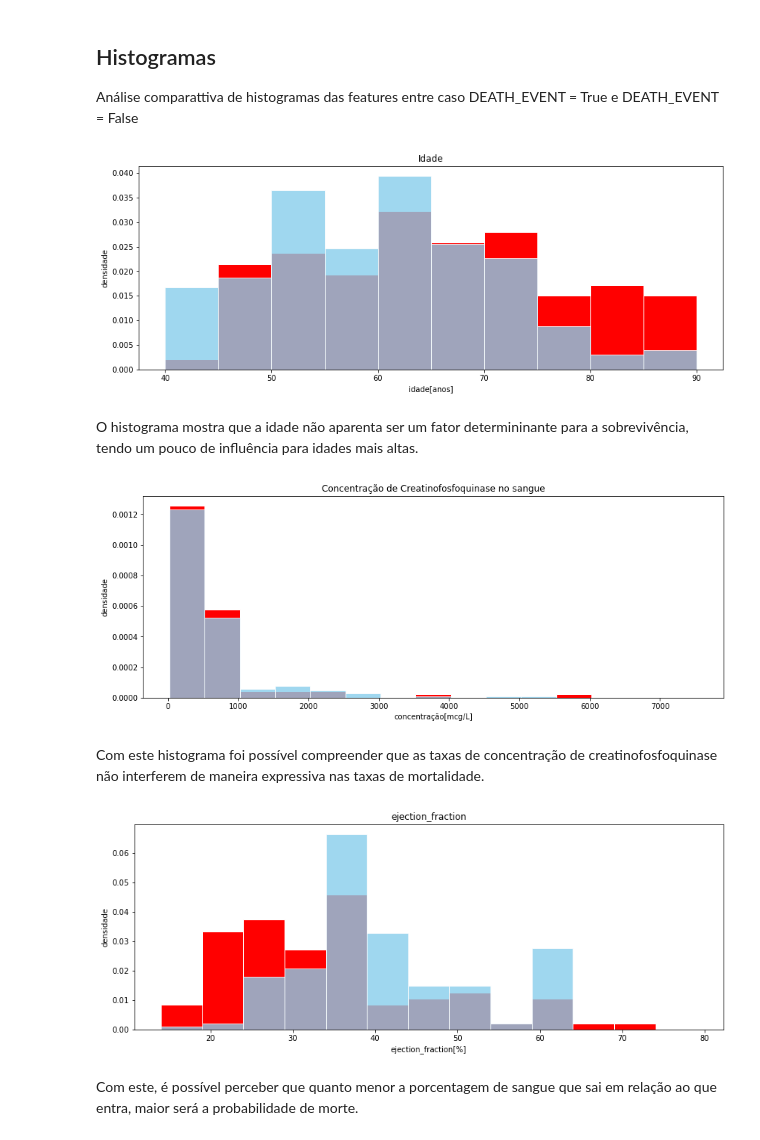
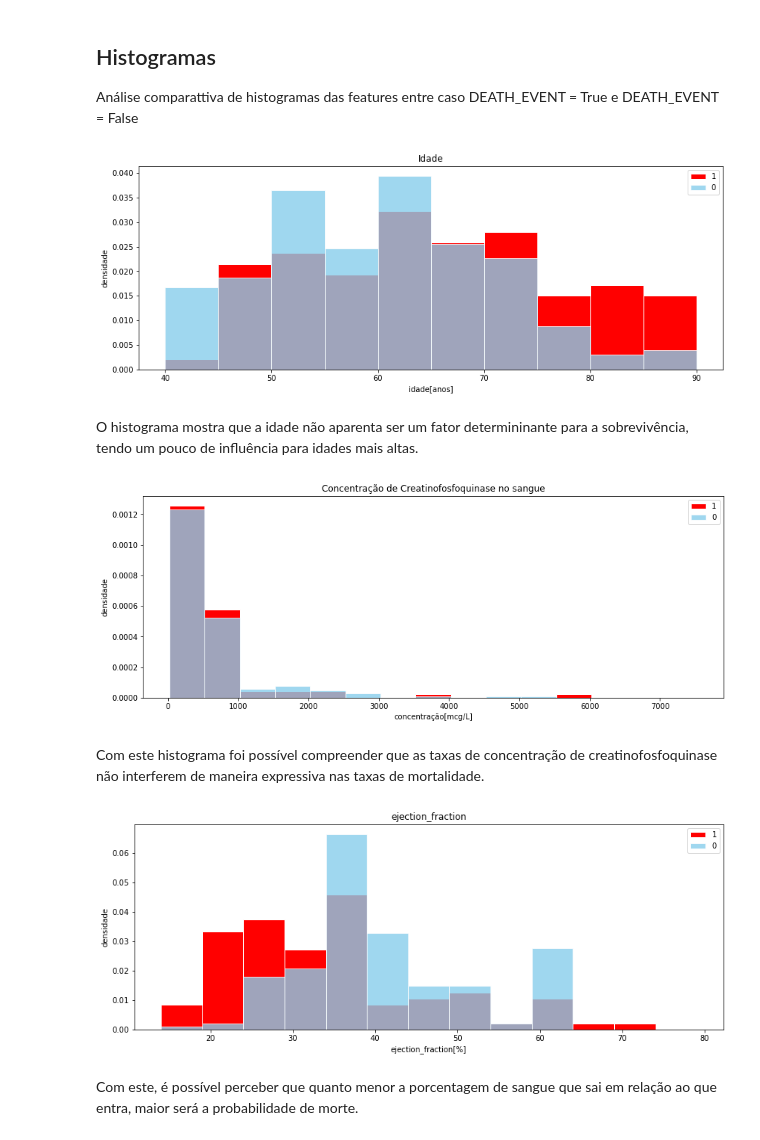
Before and after one commit to BrunoFNRodrigues/Projeto2Cidad, a Jupyter notebook: HeartFailure.ipynb, the cells around one changed output. Drawn from its saved outputs; the diff is of its cells as text; code cells hidden in the pictures.

```diff
--- a/HeartFailure.ipynb
+++ b/HeartFailure.ipynb
@@ -124,15 +100,16 @@ not_dead = dados[dados["DEATH_EVENT"]=='não']
 # %%
 #Histograma da idade dos sobreviventes e não sobreviventes
 faixas = np.arange(40,95,5)
 plt.figure(figsize=(14, 5))
 plt.hist(dead.age, bins=faixas, density=True, color='red', edgecolor='white', linewidth=1)
 plt.hist(not_dead.age, bins=faixas, density=True, color='skyblue', edgecolor='white', linewidth=1, alpha=0.8)
+plt.legend('10')
 plt.title('Idade')
 plt.xlabel('idade[anos]')
 plt.ylabel('densidade')
 plt.show()
 # %% [output]
-[figure, old version]
+[figure, new version]
 # %% [markdown]
 O histograma mostra que a idade não aparenta ser um fator determininante para a sobrevivência, tendo um pouco de influência para idades mais altas.
 # %%
@@ -141,12 +118,13 @@ faixas = np.arange(23,7861,500)
 plt.figure(figsize=(14, 5))
 plt.hist(dead.creatinine_phosphokinase, bins=faixas, density=True, color='red', edgecolor='white', linewidth=1)
 plt.hist(not_dead.creatinine_phosphokinase, bins=faixas, density=True, color='skyblue', edgecolor='white', linewidth=1, alpha=0.8)
+plt.legend('10')
 plt.title('Concentração de Creatinofosfoquinase no sangue')
 plt.xlabel('concentração[mcg/L]')
 plt.ylabel('densidade')
 plt.show()
 # %% [output]
-[figure, old version]
+[figure, new version]
 # %% [markdown]
 Com este histograma foi possível compreender que as taxas de concentração de creatinofosfoquinase não interferem de maneira expressiva nas taxas de mortalidade.
 # %%
@@ -155,12 +133,13 @@ faixas = np.arange(14,80,5)
 plt.figure(figsize=(14, 5))
 plt.hist(dead.ejection_fraction, bins=faixas, density=True, color='red', edgecolor='white', linewidth=1)
 plt.hist(not_dead.ejection_fraction, bins=faixas, density=True, color='skyblue', edgecolor='white', linewidth=1, alpha=0.8)
+plt.legend('10')
 plt.title('ejection_fraction')
 plt.xlabel('ejection_fraction[%]')
 plt.ylabel('densidade')
 plt.show()
 # %% [output]
-[figure, old version]
+[figure, new version]
 # %% [markdown]
 Com este, é possível perceber que quanto menor a porcentagem de sangue que sai em relação ao que entra, maior será a probabilidade de morte.
 # %%
```
Also changed, not shown: parts of 15 cells of this notebook.
